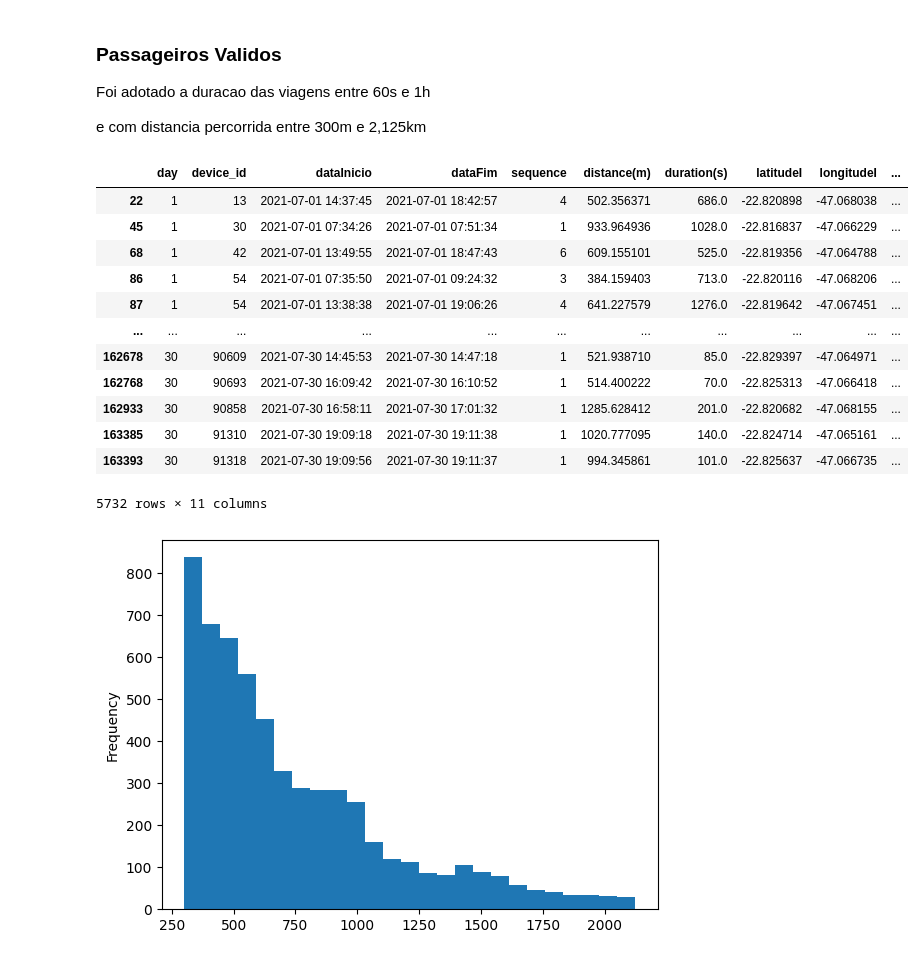
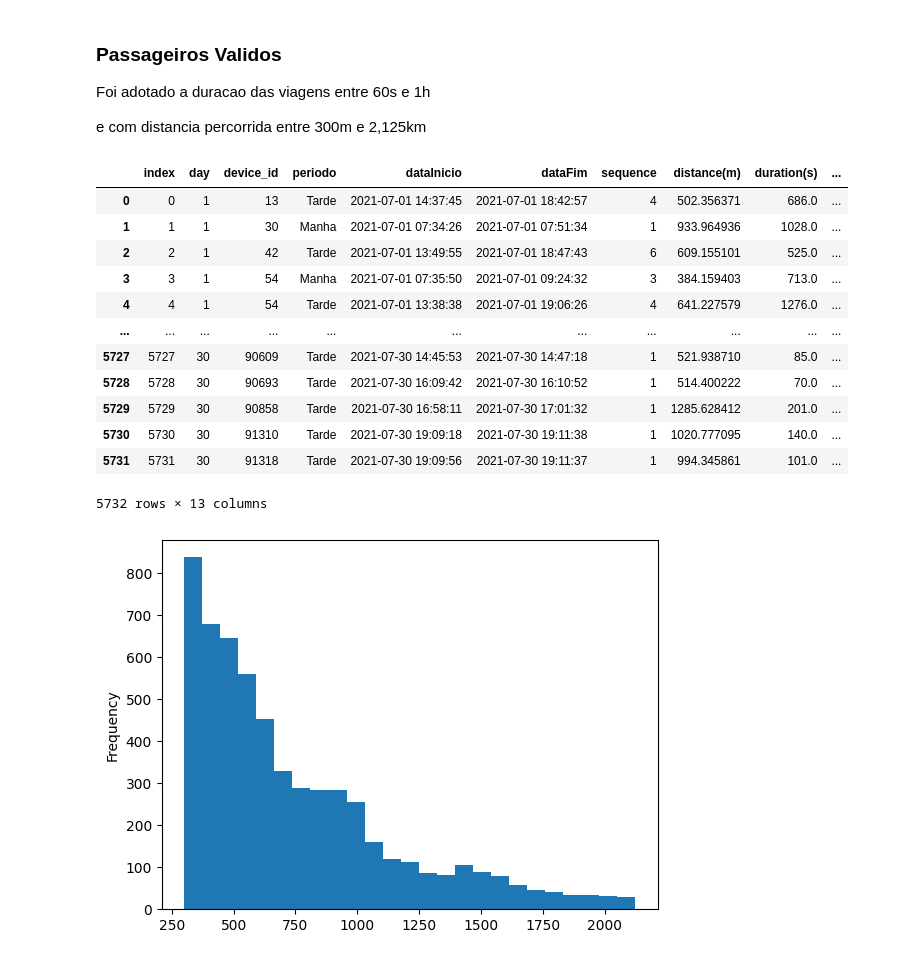
Before and after one commit to guilistocco/TCC_TABELA_DE_HORARIOS, a Jupyter notebook: seleciona passageiros JULHO.ipynb, the cells around one changed output. Drawn from its saved outputs; the diff is of its cells as text; code cells hidden in the pictures.

```diff
--- a/seleciona passageiros JULHO.ipynb
+++ b/seleciona passageiros JULHO.ipynb
@@ -313,12 +319,12 @@ julho_group
 # %%
 
 
-julho_coordenadas = julho_group.merge(julho[['day','device_id', 'dataInicio', 'latitudeI', 'longitudeI']],
-                                        right_on= ['day', 'device_id', 'dataInicio'],
-                                        left_on=  ['day','device_id', 'dataInicio']).merge(
-                                            julho[['day','device_id', 'dataFim', 'latitudeF', 'longitudeF']],
-                                            right_on= ['day', 'device_id', 'dataFim'],
-                                            left_on=  ['day','device_id', 'dataFim'])
+julho_coordenadas = julho_group.merge(julho[['day','device_id', 'periodo', 'dataInicio', 'latitudeI', 'longitudeI']],
+                                        right_on= ['day', 'device_id', 'periodo', 'dataInicio'],
+                                        left_on=  ['day','device_id',  'periodo','dataInicio']).merge(
+                                            julho[['day','device_id', 'periodo','dataFim', 'latitudeF', 'longitudeF']],
+                                            right_on= ['day', 'device_id', 'periodo','dataFim'],
+                                            left_on=  ['day','device_id',  'periodo','dataFim'])
 
 
 julho_coordenadas
@@ -441,22 +447,22 @@ Foi adotado a duracao das viagens entre 60s e 1h
 e com distancia percorrida entre 300m e 2,125km
 # %%
 validas_julho = julho_coordenadas.loc[  ((  julho_coordenadas['duration(s)'] > 60   ) & (  julho_coordenadas['duration(s)'] < 3600   ) ) &
-                        ((  julho_coordenadas['distance(m)'] > 300  ) & (  julho_coordenadas['distance(m)'] < 2125   )  )]
+                        ((  julho_coordenadas['distance(m)'] > 300  ) & (  julho_coordenadas['distance(m)'] < 2125   )  )].reset_index(drop=True).reset_index()
 validas_julho
 # %% [output]
-|  | day | device_id | dataInicio | dataFim | sequence | distance(m) | duration(s) | latitudeI | longitudeI | ... |
-| 22 | 1 | 13 | 2021-07-01 14:37:45 | 2021-07-01 18:42:57 | 4 | 502.356371 | 686.0 | -22.820898 | -47.068038 | ... |
-| 45 | 1 | 30 | 2021-07-01 07:34:26 | 2021-07-01 07:51:34 | 1 | 933.964936 | 1028.0 | -22.816837 | -47.066229 | ... |
-| 68 | 1 | 42 | 2021-07-01 13:49:55 | 2021-07-01 18:47:43 | 6 | 609.155101 | 525.0 | -22.819356 | -47.064788 | ... |
-| 86 | 1 | 54 | 2021-07-01 07:35:50 | 2021-07-01 09:24:32 | 3 | 384.159403 | 713.0 | -22.820116 | -47.068206 | ... |
-| 87 | 1 | 54 | 2021-07-01 13:38:38 | 2021-07-01 19:06:26 | 4 | 641.227579 | 1276.0 | -22.819642 | -47.067451 | ... |
+|  | index | day | device_id | periodo | dataInicio | dataFim | sequence | distance(m) | duration(s) | ... |
+| 0 | 0 | 1 | 13 | Tarde | 2021-07-01 14:37:45 | 2021-07-01 18:42:57 | 4 | 502.356371 | 686.0 | ... |
+| 1 | 1 | 1 | 30 | Manha | 2021-07-01 07:34:26 | 2021-07-01 07:51:34 | 1 | 933.964936 | 1028.0 | ... |
+| 2 | 2 | 1 | 42 | Tarde | 2021-07-01 13:49:55 | 2021-07-01 18:47:43 | 6 | 609.155101 | 525.0 | ... |
+| 3 | 3 | 1 | 54 | Manha | 2021-07-01 07:35:50 | 2021-07-01 09:24:32 | 3 | 384.159403 | 713.0 | ... |
+| 4 | 4 | 1 | 54 | Tarde | 2021-07-01 13:38:38 | 2021-07-01 19:06:26 | 4 | 641.227579 | 1276.0 | ... |
 | ... | ... | ... | ... | ... | ... | ... | ... | ... | ... | ... |
-| 162678 | 30 | 90609 | 2021-07-30 14:45:53 | 2021-07-30 14:47:18 | 1 | 521.938710 | 85.0 | -22.829397 | -47.064971 | ... |
-| 162768 | 30 | 90693 | 2021-07-30 16:09:42 | 2021-07-30 16:10:52 | 1 | 514.400222 | 70.0 | -22.825313 | -47.066418 | ... |
-| 162933 | 30 | 90858 | 2021-07-30 16:58:11 | 2021-07-30 17:01:32 | 1 | 1285.628412 | 201.0 | -22.820682 | -47.068155 | ... |
-| 163385 | 30 | 91310 | 2021-07-30 19:09:18 | 2021-07-30 19:11:38 | 1 | 1020.777095 | 140.0 | -22.824714 | -47.065161 | ... |
-| 163393 | 30 | 91318 | 2021-07-30 19:09:56 | 2021-07-30 19:11:37 | 1 | 994.345861 | 101.0 | -22.825637 | -47.066735 | ... |
+| 5727 | 5727 | 30 | 90609 | Tarde | 2021-07-30 14:45:53 | 2021-07-30 14:47:18 | 1 | 521.938710 | 85.0 | ... |
+| 5728 | 5728 | 30 | 90693 | Tarde | 2021-07-30 16:09:42 | 2021-07-30 16:10:52 | 1 | 514.400222 | 70.0 | ... |
+| 5729 | 5729 | 30 | 90858 | Tarde | 2021-07-30 16:58:11 | 2021-07-30 17:01:32 | 1 | 1285.628412 | 201.0 | ... |
+| 5730 | 5730 | 30 | 91310 | Tarde | 2021-07-30 19:09:18 | 2021-07-30 19:11:38 | 1 | 1020.777095 | 140.0 | ... |
+| 5731 | 5731 | 30 | 91318 | Tarde | 2021-07-30 19:09:56 | 2021-07-30 19:11:37 | 1 | 994.345861 | 101.0 | ... |
-5732 rows × 11 columns
+5732 rows × 13 columns
 # %%
 validas_julho['distance(m)'].plot(kind='hist', bins = 25);
 # %% [output]
```
Also changed, not shown: parts of 17 cells of this notebook, 8 other files.
